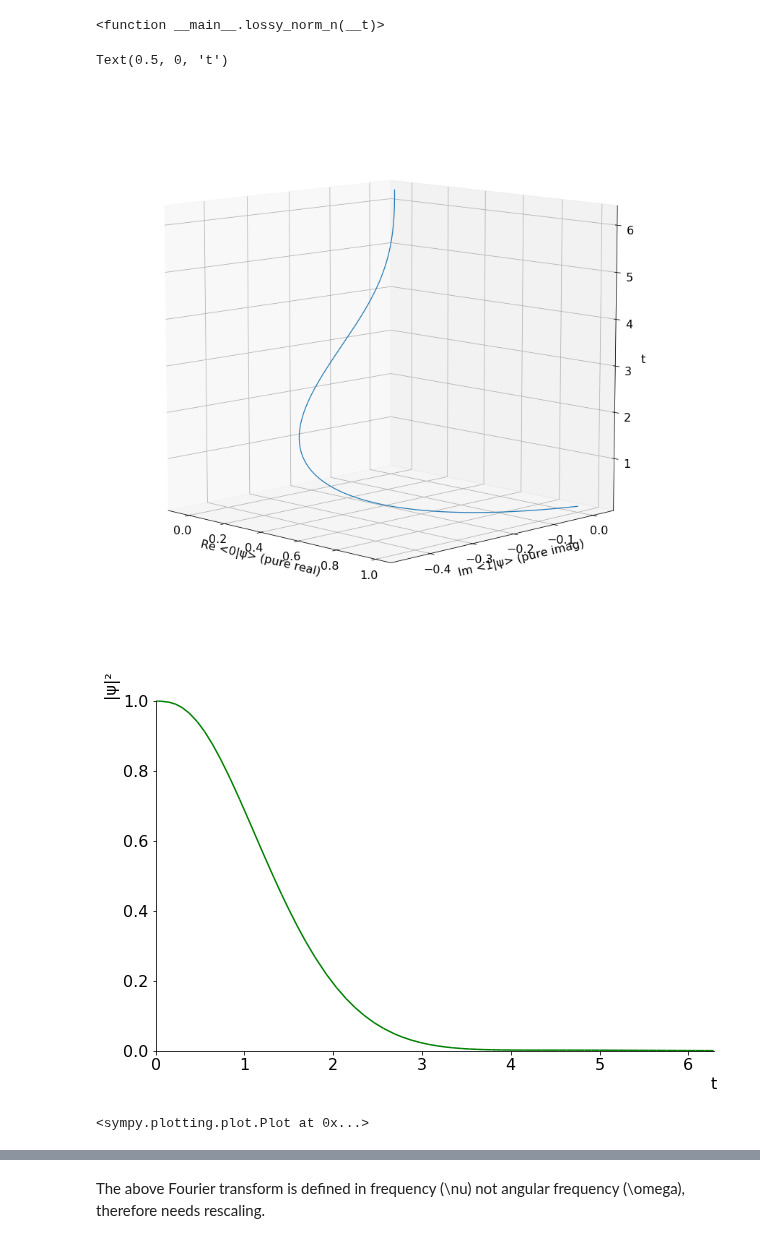
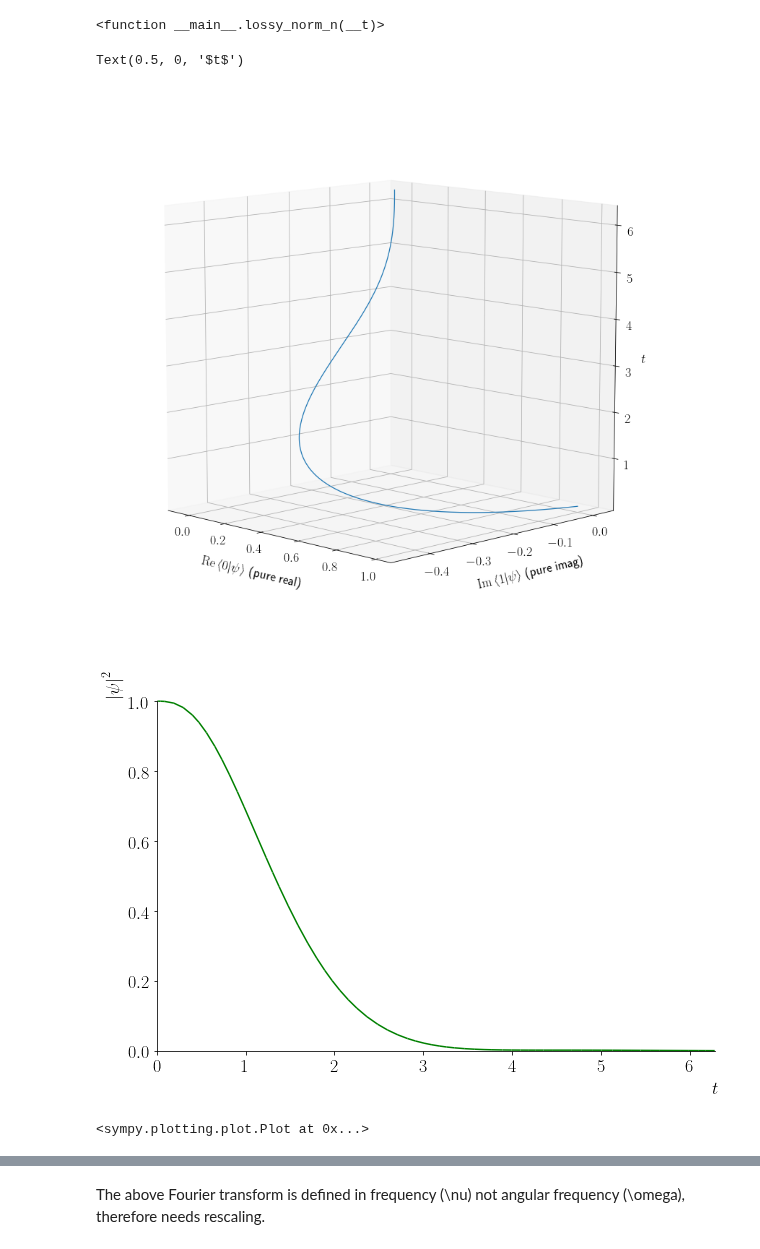
Before and after one commit to gderosa/timeq, a Jupyter notebook: comp/jupyter/detect.ipynb, the cells around one changed output, grey strips where cells are left out. Drawn from its saved outputs; the diff is of its cells as text; code cells hidden in the pictures.

```diff
--- a/comp/jupyter/detect.ipynb
+++ b/comp/jupyter/detect.ipynb
@@ -15,9 +15,9 @@ import numpy as np
 import matplotlib
 import matplotlib.pyplot as plt
 
-matplotlib.rcParams['text.usetex'] = False
+matplotlib.rcParams['text.usetex'] = True
 matplotlib.rcParams['figure.figsize'] = (10,10/sqrt(2))
-matplotlib.rcParams['font.size'] = 16
+matplotlib.rcParams['font.size'] = 18
 
 # https://matplotlib.org/gallery/mplot3d/lines3d.html?highlight=parametric
 # This import registers the 3D projection, but is otherwise unused.
@@ -136,16 +138,17 @@ ax.plot(
 
 ##ax.legend()
 
-plt.xlabel('Re <0|\u03C8> (pure real)')
-plt.ylabel('Im <1|\u03C8> (pure imag)')
-ax.set_zlabel('t')
+plt.xlabel(r'$\mathrm{Re}\left\langle 0 | \psi \right\rangle$ (pure real)', labelpad=20)
+plt.ylabel(r'$\mathrm{Im}\left\langle 1 | \psi \right\rangle$ (pure imag)', labelpad=20)
+ax.set_zlabel(r'$t$')
 # %% [output]
-Text(0.5, 0, 't')
+Text(0.5, 0, '$t$')
-[figure, old version]
+[figure, new version]
 # %%
-plot(lossy_norm(t),(t, 0, 2*pi), line_color='g', ylabel=u'|\u03C8|\u00B2')
+plot(lossy_norm(t),(t, 0, 2*pi), line_color='g',
+     ylabel=r'$\left|\psi\right|^2$', xlabel=r'$t$')
 # %% [output]
-[figure, old version]
+[figure, new version]
 <sympy.plotting.plot.Plot at 0x...>
 # %%
 def prob_0_detect(t):
```
Also changed, not shown: parts of 44 cells of this notebook, 3 other files.
